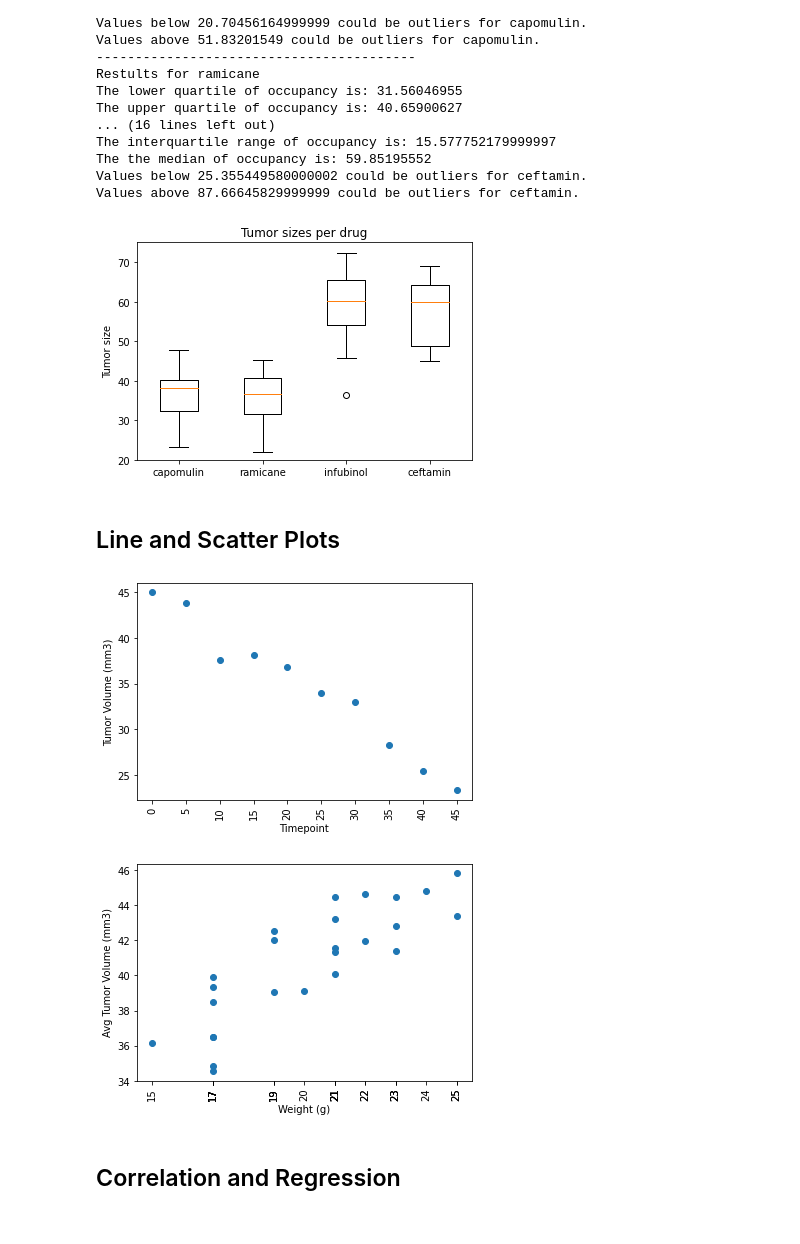
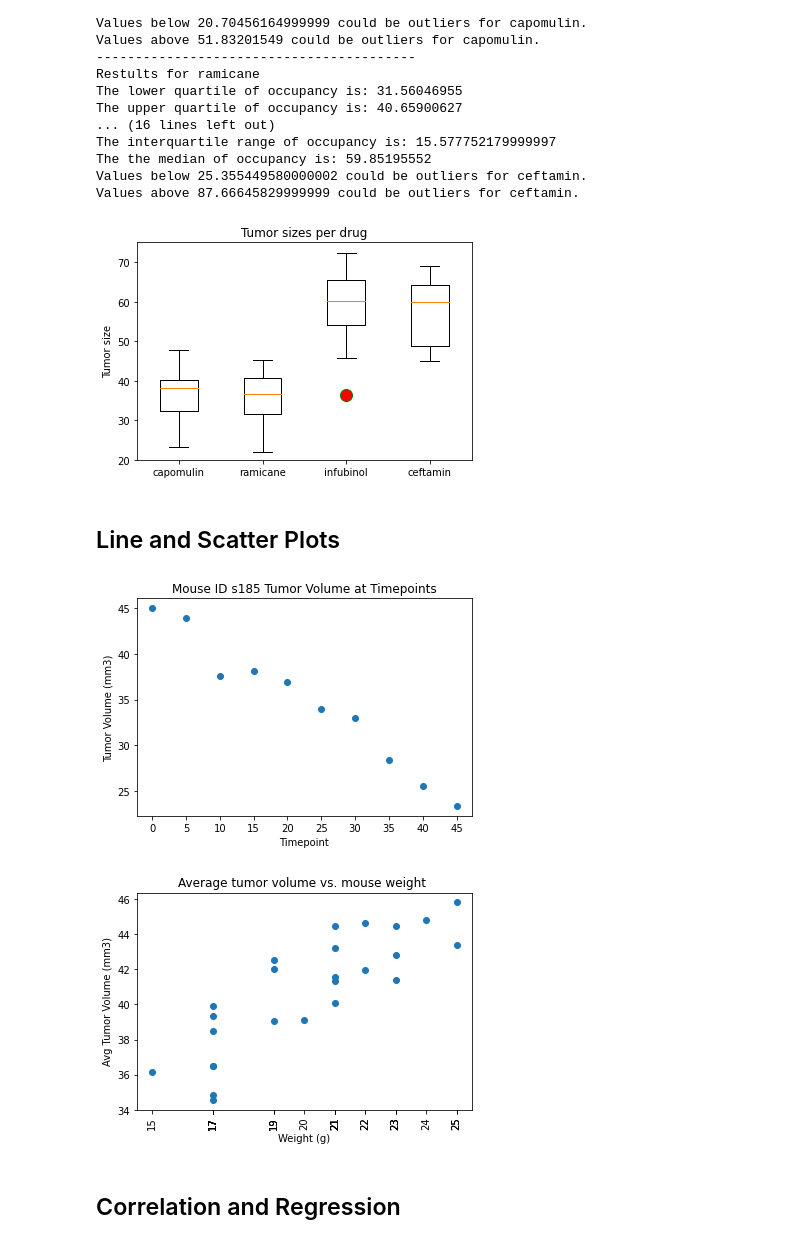
Before and after one commit to bregan78/Matplotlib, a Jupyter notebook: pymaceuticals.ipynb, the cells around one changed output. Drawn from its saved outputs; the diff is of its cells as text; code cells hidden in the pictures.

```diff
--- a/pymaceuticals.ipynb
+++ b/pymaceuticals.ipynb
@@ -383,7 +375,11 @@ data = [d1,d2,d3,d4]
 fig, ax = plt.subplots()
 ax.set_title('Tumor sizes per drug')
 ax.set_ylabel('Tumor size')
-ax.boxplot(data,showfliers=True )
+
+#sets the outlier image and color
+flierprops = dict(marker='o', markerfacecolor='r', markersize=12,
+                  linestyle='none', markeredgecolor='g')
+ax.boxplot(data,showfliers=True, flierprops=flierprops )
 plt.ylim(20, 75)
 
 
@@ -391,25 +387,26 @@ ax.set_xticklabels(['capomulin','ramicane','infubinol','ceftamin'])
 
 plt.show()
 # %% [output]
-[figure, old version]
+[figure, new version]
 # %% [markdown]
 ## Line and Scatter Plots
 # %%
 # Generate a line plot of tumor volume vs. time point for a single mouse
 # treated with Capomulin
 
 singlemouse = df_four.loc[(df_four["Drug_Regimen"]=='Capomulin') & (df_four['Mouse ID']=='s185') ]
 singlemouse
 sm_tv = singlemouse["Tumor Volume (mm3)"]
 sm_tp = singlemouse["Timepoint"]
 
 plt.scatter(sm_tp, sm_tv)
-plt.xticks(sm_tp, rotation=90)
+plt.xticks(sm_tp)
 plt.xlabel('Timepoint')
 plt.ylabel('Tumor Volume (mm3)')
+plt.title("Mouse ID s185 Tumor Volume at Timepoints")
 plt.show()
 # %% [output]
-[figure, old version]
+[figure, new version]
 # %%
 # Generate a scatter plot of average tumor volume vs. mouse weight
 # for all mice in the Capomulin regimen
@@ -431,9 +428,10 @@ plt.scatter(w, avg_tv)
 plt.xticks(w, rotation=90)
 plt.xlabel('Weight (g)')
 plt.ylabel('Avg Tumor Volume (mm3)')
+plt.title("Average tumor volume vs. mouse weight ")
 plt.show()
 # %% [output]
-[figure, old version]
+[figure, new version]
 # %% [markdown]
 ## Correlation and Regression
 # %%
```
Also changed, not shown: parts of 4 cells of this notebook.
